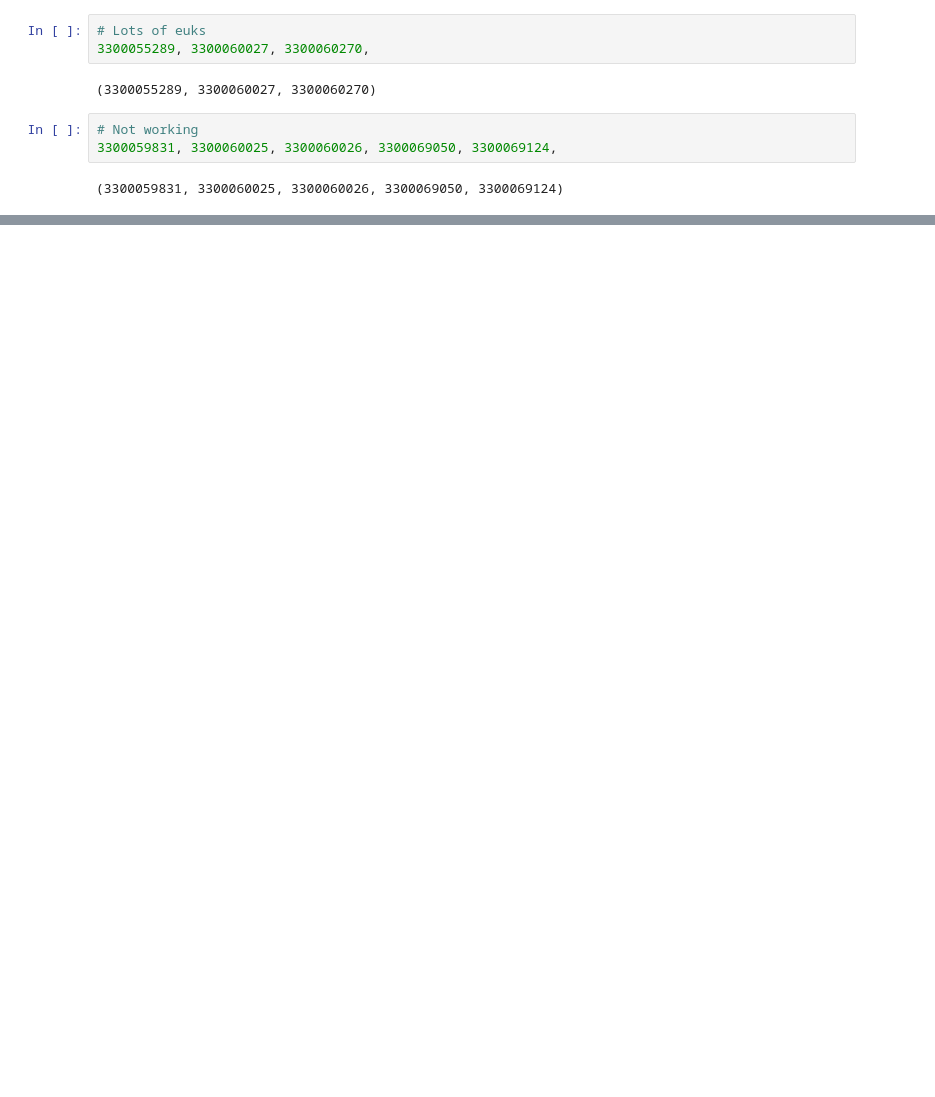
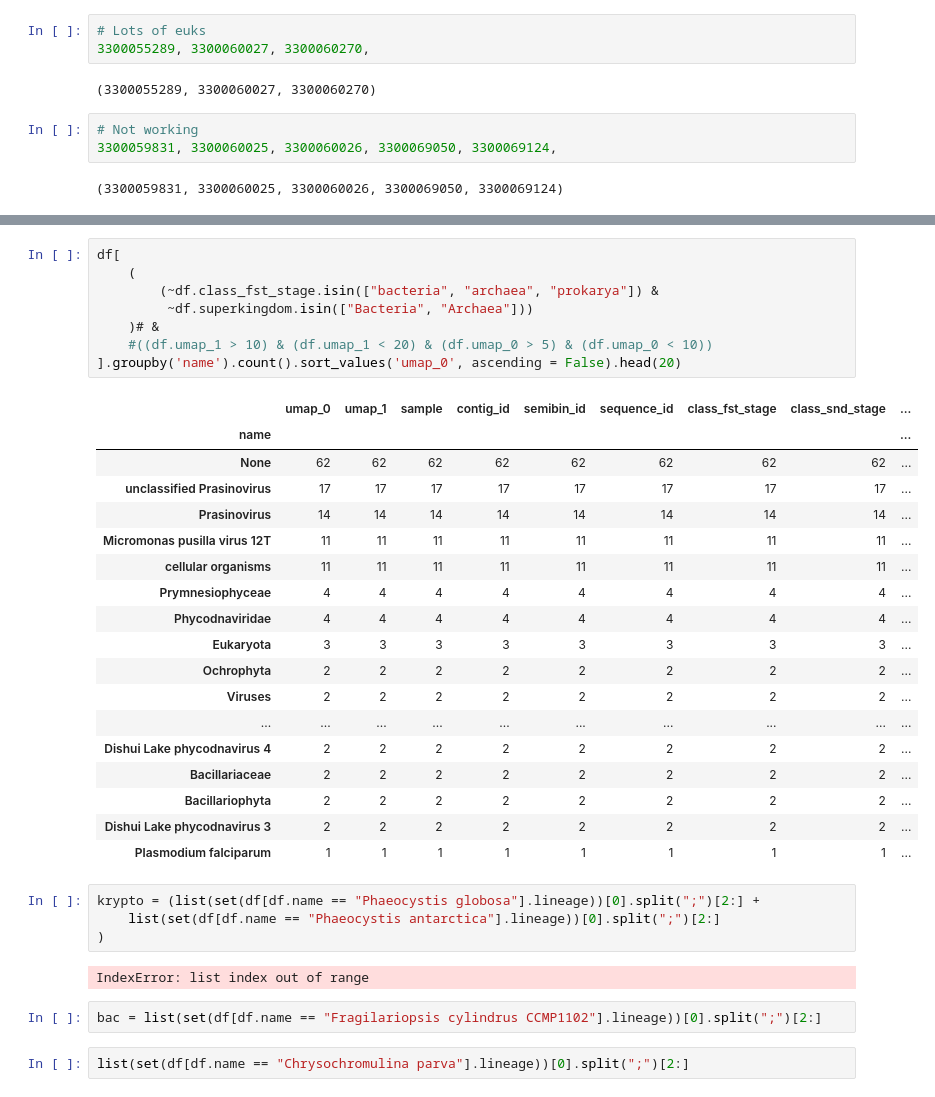
Before and after one commit to willboulton/mosaic-workflows, a Jupyter notebook: workflow/notebooks/plot_semibin_bins.ipynb, the cells around one changed output, grey strips where cells are left out. Cells and saved outputs as stored; diff of their text form; blank space fills up the shorter version.

```diff
--- a/workflow/notebooks/plot_semibin_bins.ipynb
+++ b/workflow/notebooks/plot_semibin_bins.ipynb
@@ -213,0 +168,37 @@ sample_id
+# %%
+df[
+    (
+        (~df.class_fst_stage.isin(["bacteria", "archaea", "prokarya"]) &
+         ~df.superkingdom.isin(["Bacteria", "Archaea"]))
+    )# &
+    #((df.umap_1 > 10) & (df.umap_1 < 20) & (df.umap_0 > 5) & (df.umap_0 < 10))
+].groupby('name').count().sort_values('umap_0', ascending = False).head(20)
+# %% [output]
+|  | umap_0 | umap_1 | sample | contig_id | semibin_id | sequence_id | class_fst_stage | class_snd_stage | ... |
+| name |  |  |  |  |  |  |  |  | ... |
+| None | 62 | 62 | 62 | 62 | 62 | 62 | 62 | 62 | ... |
+| unclassified Prasinovirus | 17 | 17 | 17 | 17 | 17 | 17 | 17 | 17 | ... |
+| Prasinovirus | 14 | 14 | 14 | 14 | 14 | 14 | 14 | 14 | ... |
+| Micromonas pusilla virus 12T | 11 | 11 | 11 | 11 | 11 | 11 | 11 | 11 | ... |
+| cellular organisms | 11 | 11 | 11 | 11 | 11 | 11 | 11 | 11 | ... |
+| Prymnesiophyceae | 4 | 4 | 4 | 4 | 4 | 4 | 4 | 4 | ... |
+| Phycodnaviridae | 4 | 4 | 4 | 4 | 4 | 4 | 4 | 4 | ... |
+| Eukaryota | 3 | 3 | 3 | 3 | 3 | 3 | 3 | 3 | ... |
+| Ochrophyta | 2 | 2 | 2 | 2 | 2 | 2 | 2 | 2 | ... |
+| Viruses | 2 | 2 | 2 | 2 | 2 | 2 | 2 | 2 | ... |
+| ... | ... | ... | ... | ... | ... | ... | ... | ... | ... |
+| Dishui Lake phycodnavirus 4 | 2 | 2 | 2 | 2 | 2 | 2 | 2 | 2 | ... |
+| Bacillariaceae | 2 | 2 | 2 | 2 | 2 | 2 | 2 | 2 | ... |
+| Bacillariophyta | 2 | 2 | 2 | 2 | 2 | 2 | 2 | 2 | ... |
+| Dishui Lake phycodnavirus 3 | 2 | 2 | 2 | 2 | 2 | 2 | 2 | 2 | ... |
+| Plasmodium falciparum | 1 | 1 | 1 | 1 | 1 | 1 | 1 | 1 | ... |
+# %%
+krypto = (list(set(df[df.name == "Phaeocystis globosa"].lineage))[0].split(";")[2:] +
+    list(set(df[df.name == "Phaeocystis antarctica"].lineage))[0].split(";")[2:]
+)
+# %% [output]
+IndexError: list index out of range
+# %%
+bac = list(set(df[df.name == "Fragilariopsis cylindrus CCMP1102"].lineage))[0].split(";")[2:]
+# %%
+list(set(df[df.name == "Chrysochromulina parva"].lineage))[0].split(";")[2:]
```
Also changed, not shown: parts of 19 cells of this notebook, 1 other file.
